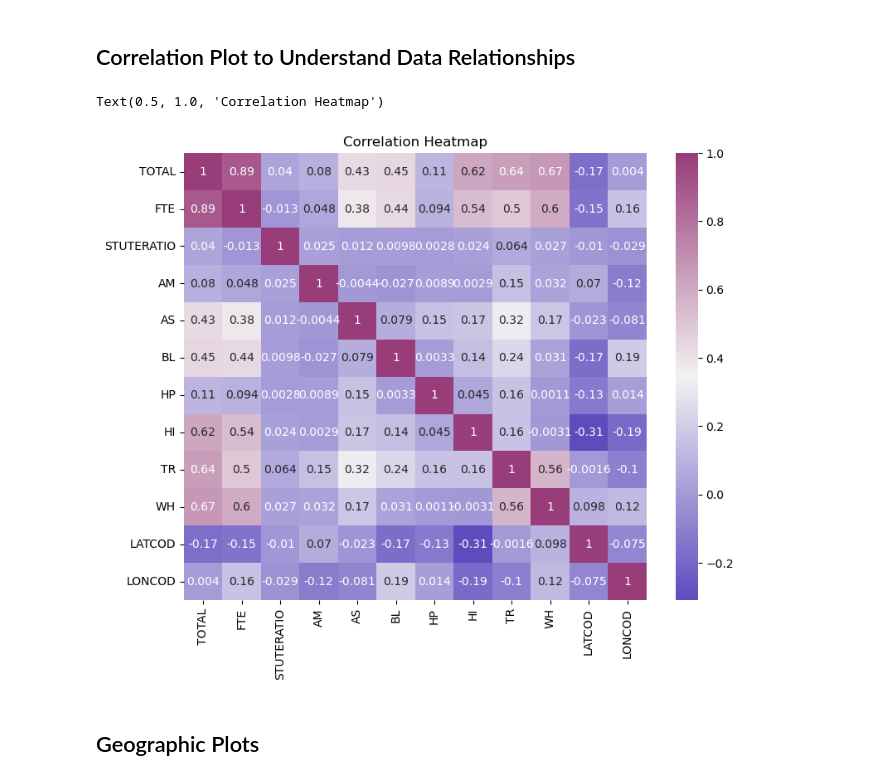
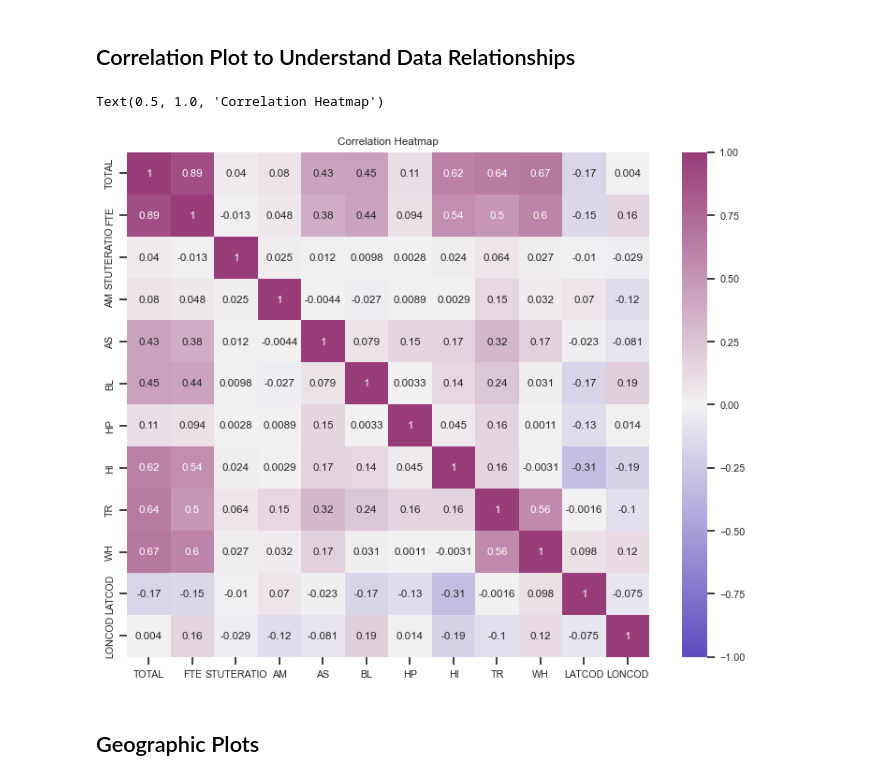
Before and after one commit to marko-londo/Schools-Analysis, a Jupyter notebook: Analysis Notebooks/public_school_analysis.ipynb, the cells around one changed output. Saved outputs shown, nothing was run; the diff lists cells and outputs as text; code cells hidden in the pictures.

```diff
--- a/Analysis Notebooks/public_school_analysis.ipynb
+++ b/Analysis Notebooks/public_school_analysis.ipynb
@@ -285,16 +285,16 @@ Text(0.5, 1.0, 'Distribution of Student/Teacher Ratio')
 # %%
 
 # Use seaborn to generate a correlation heatmap for the columns in the dataframe
-corr_matrix = regular_schools.corr()
+corr_matrix = regular_schools.corr(numeric_only=True)
 
 # Custom colored heatmap:
 my_cmap = sns.diverging_palette(270, 330, s=65, l=40, as_cmap=True)
 plt.figure(figsize=(9, 7))
-sns.heatmap(corr_matrix, annot=True, cmap=my_cmap)
+sns.heatmap(corr_matrix, annot=True, cmap=my_cmap, vmin=-1, vmax=1)
 plt.title('Correlation Heatmap')
 # %% [output]
 Text(0.5, 1.0, 'Correlation Heatmap')
-[figure, old version]
+[figure, new version]
 # %% [markdown]
 ## Geographic Plots
 # %%
```
Also changed, not shown: 2 other files.
